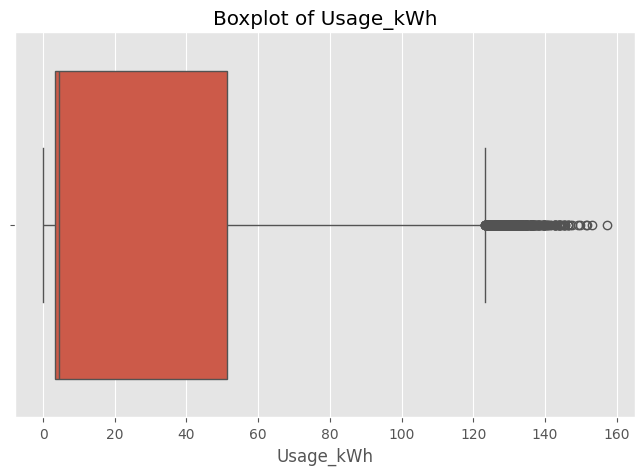
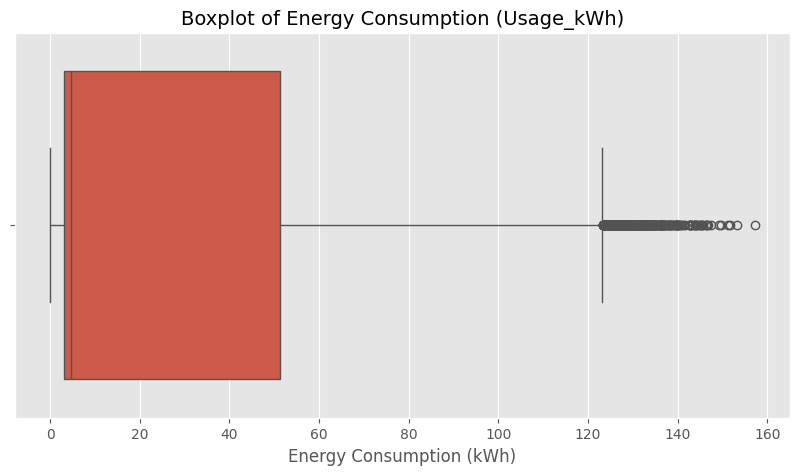
Code edit (unified diff) that turned the first committed figure into the second:
--- before
+++ after
@@ -1,9 +1,9 @@
 # Boxplot of Outliers
-plt.figure(figsize=(8,5))
+plt.figure(figsize=(10, 5))
 
 sns.boxplot(x=df['Usage_kWh'])
 
-plt.title("Boxplot of Usage_kWh")
-plt.xlabel("Usage_kWh")
+plt.title("Boxplot of Energy Consumption (Usage_kWh)", fontsize=14)
+plt.xlabel("Energy Consumption (kWh)", fontsize=12)
 
 plt.show()

Commit: Modified Boxplot